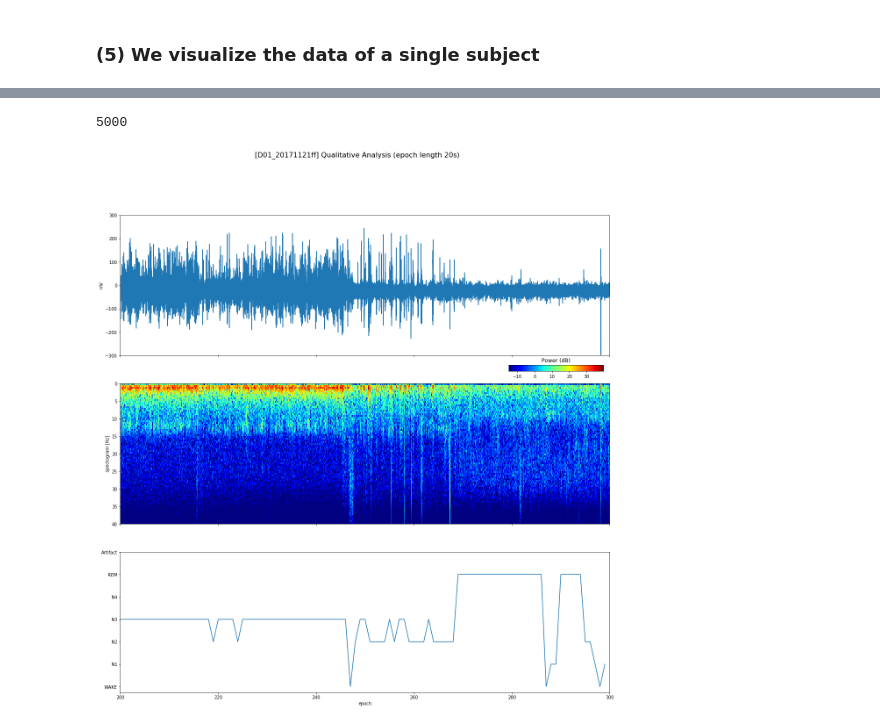
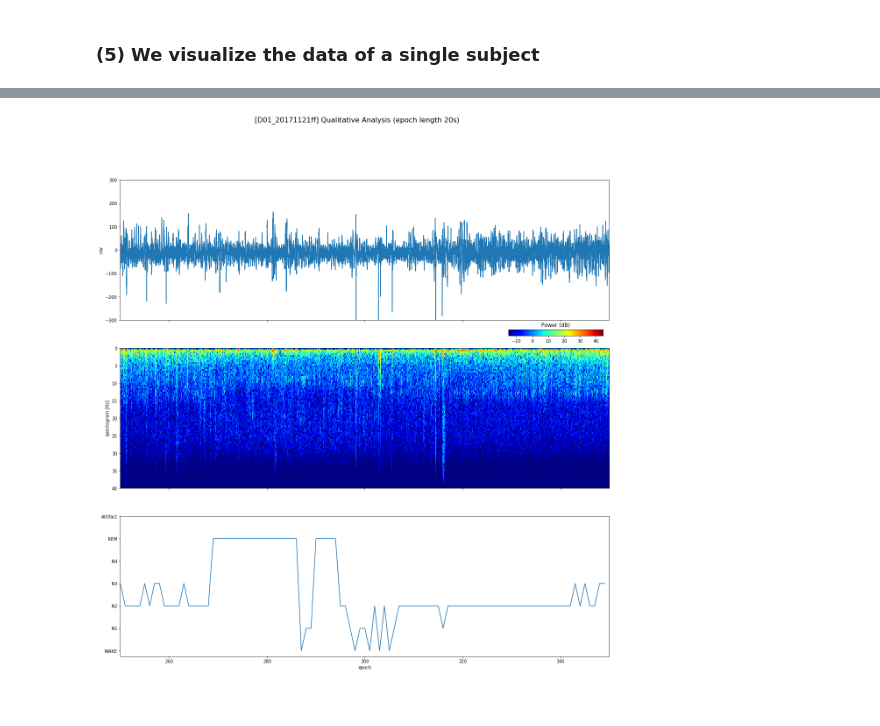
Before and after one commit to hlinus/SleepLearning, a Jupyter notebook: reports/caroline-dataset.ipynb, the cells around one changed output, grey strips where cells are left out. Cells and saved outputs as stored; diff of their text form; code cells hidden in the pictures.

```diff
--- a/reports/caroline-dataset.ipynb
+++ b/reports/caroline-dataset.ipynb
@@ -60,5 +55,4 @@ vd01.psd(channel='EEG', sleep_phases=[0,1,2,3,5,6])
 # %%
-vd01.qualitative_analysis(channel='EEG', from_epoch=200, to_epoch=300)
+vd01.qualitative_analysis(channel='EOGL', from_epoch=250, to_epoch=350)
 # %% [output]
-5000
-[figure, old version]
+[figure, new version]
```
Also changed, not shown: parts of 3 cells of this notebook, 9 other files.
